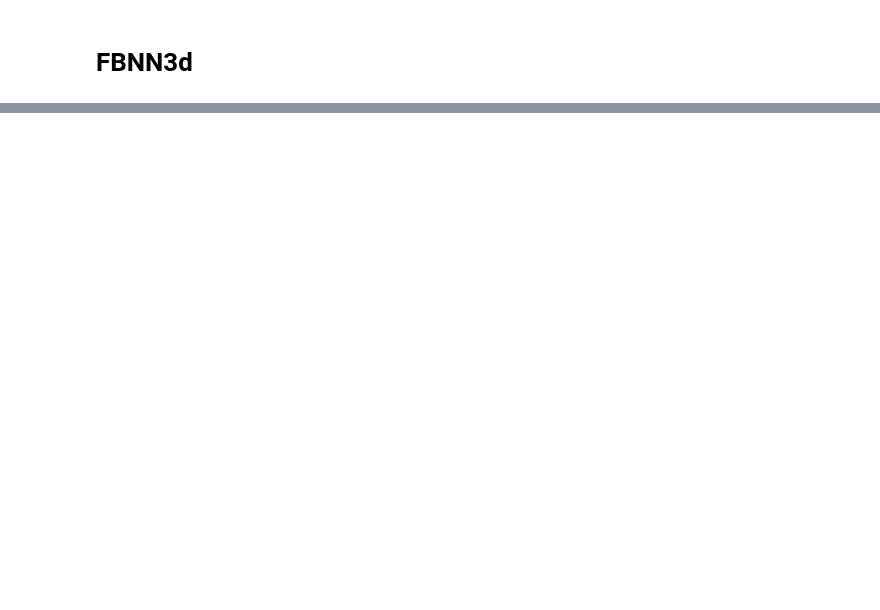
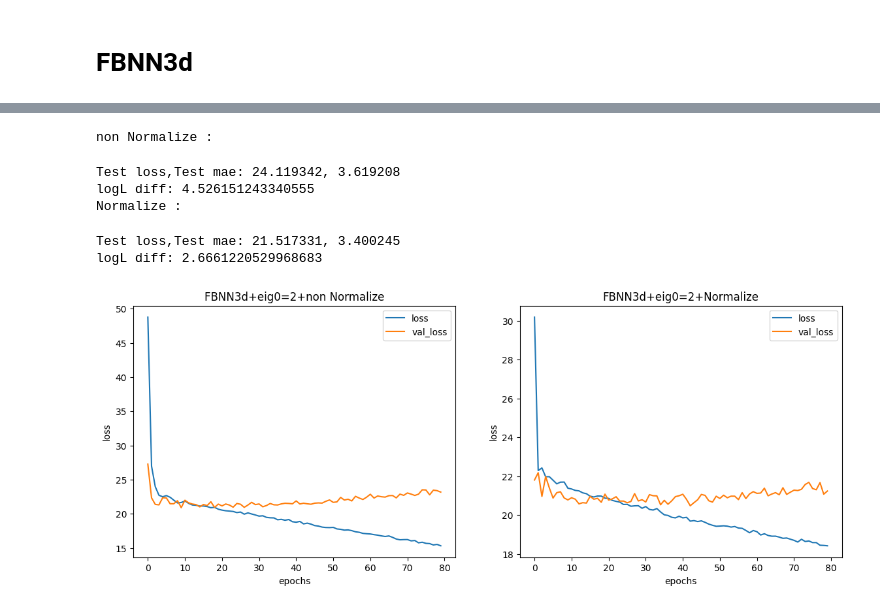
Before and after one commit to ShunMats/FBNN, a Jupyter notebook: test-3.ipynb, the cells around one changed output, grey strips where cells are left out. Drawn from its saved outputs; the diff is of its cells as text; code cells hidden in the pictures; blank space fills up the shorter version.

```diff
--- a/test-3.ipynb
+++ b/test-3.ipynb
@@ -80,0 +145,42 @@ mean diff: 5.456079050877053
+# %%
+eig0=2
+title=["non Normalize","Normalize"]
+fig, axes = plt.subplots(ncols=2, figsize=(14, 5))
+for i,norm in enumerate([False,True]):
+    print(title[i],":")
+    (x_train,y_train) = gene_data_3d(normalize=norm,eig0=eig0,Sig_lim=20,mu_lim=20,gene_size=3000,multi=1000)
+    test_data =        [gene_data_3d(normalize=norm,eig0=eig0,Sig_lim=20,mu_lim=20,gene_size=20,multi=100) for _ in range(10)]
+
+    model = set_model_3d(n_hidden=1100,n_layer=5,print_summary=False)
+    history = model.fit(x_train, y_train, verbose=0, epochs=80, validation_split=0.2, shuffle=True
+                        # shuffle=True, batch_size=30,validation_data=(x_test, y_test)
+                        )
+    model.save("./models/mymodel_3d%d.h5"%(i+3), include_optimizer=False)
+
+    scores = [model.evaluate(x_test, y_test, verbose=0) for (x_test, y_test) in test_data]
+    score = np.mean(scores,axis=0)
+    print("Test loss,Test mae: %f, %f" %(score[0], score[1]))
+
+    (x_test, y_test) = gene_data_3d(normalize=norm,eig0=None,gene_size=100,multi=1000)
+    mean_res,res = comp_logL_Sigmu_3d(model,x_test,y_test)
+    print("logL diff:",mean_res)
+
+    df=pd.DataFrame(history.history)[['loss', 'val_loss']]
+    df.plot(ax=axes[i],xlabel="epochs",ylabel="loss",title="FBNN3d+eig0=2+"+title[i])
+plt.show()
+# Test loss,Test mae: 26.385997, 3.664266
+# logL diff: 3.9584342480557426
+# Test loss,Test mae: 23.271177, 3.519957
+# logL diff: 2.150373108203145
+# Test loss,Test mae: 25.365104, 3.738073
+# logL diff: 3.095991142465691
+# Test loss,Test mae: 21.134272, 3.383760
+# logL diff: 2.551195713555968
+# %% [output]
+non Normalize :
+Test loss,Test mae: 24.119342, 3.619208
+logL diff: 4.526151243340555
+Normalize :
+Test loss,Test mae: 21.517331, 3.400245
+logL diff: 2.6661220529968683
+[figure, added]
```
Also changed, not shown: parts of 20 cells of this notebook, 9 other files.
